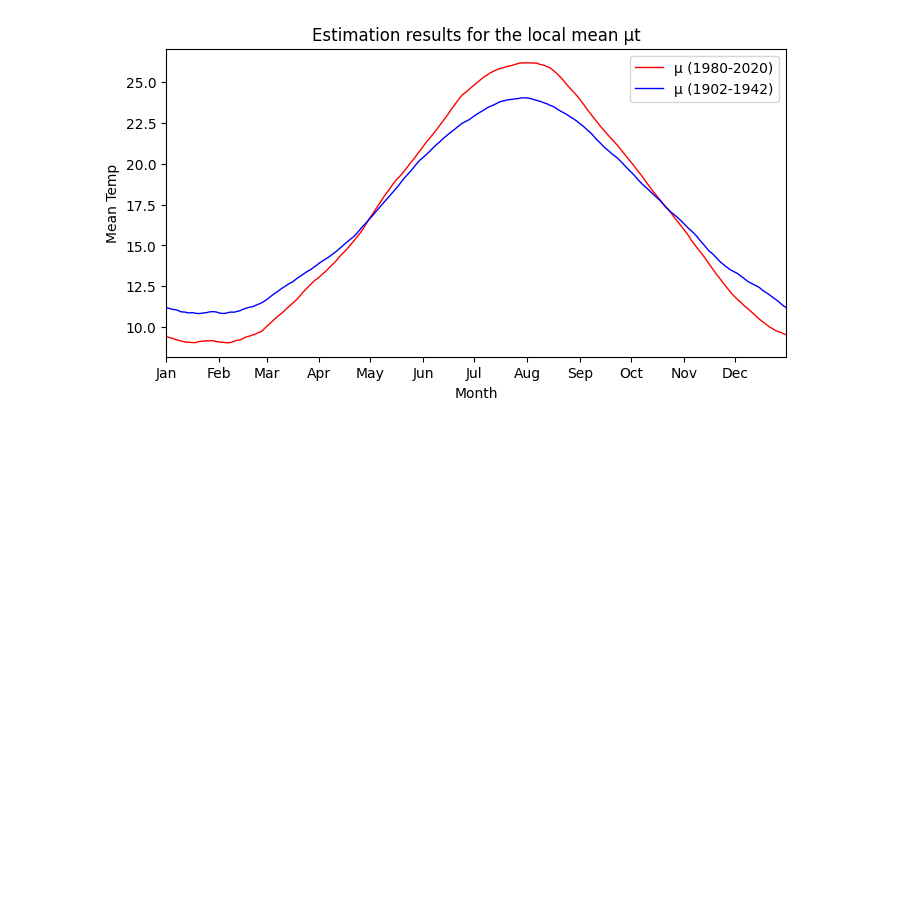
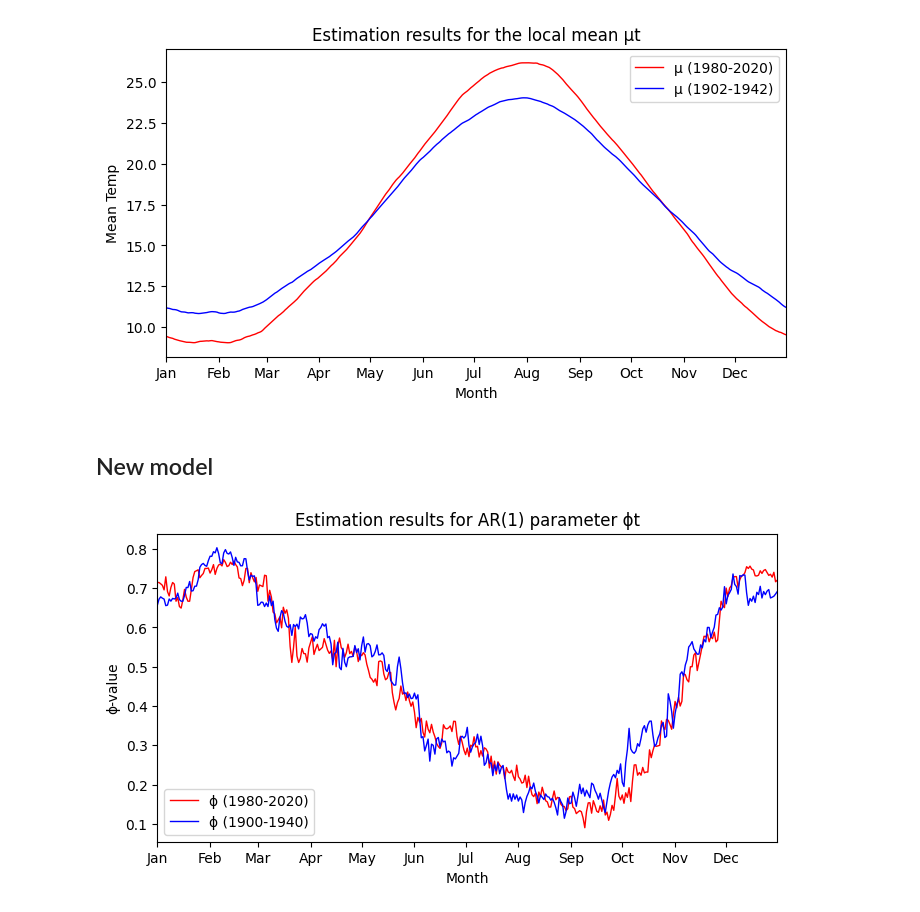
Before and after one commit to LisanneWallaard/Case-Study, a Jupyter notebook: case_studyV.ipynb, the cells around one changed output. Saved outputs shown, nothing was run; the diff lists cells and outputs as text; code cells hidden in the pictures; blank space fills up the shorter version.

```diff
--- a/case_studyV.ipynb
+++ b/case_studyV.ipynb
@@ -945,3 +1007,30 @@ mu_list2_hvar=compute_mu(df_hvar,1902,1942) # dataset is from 1901, change label
 plot_mu_2(mu_list_hvar, mu_list2_hvar)
 # %% [output]
 [figure]
+# %% [markdown]
+## New model
+# %%
+def compute_QAR_residuals(params, df_subset, h):
+  """ Calculate the residual of a periodic quantile autoregression model
+
+    Args:
+        params (list): phi and alpha
+        df (pd.DataFrame): df containing the temperature
+        h (pd.DataFrame): h-matrix of a date
+
+    Returns:
+        int: residuals of the model with certain params
+
+    """
+    alpha = params[0]
+    phi = params[1]
+    q = 0.9
+
+    y = df.values * h.values
+    y_min1 = np.roll(y, 1)
+
+    I = np.where(h * (y - alpha - phi * y_min1) < 0, 1, 0)
+
+    residuals = h * (y - alpha - phi * y_min1) * (q - I)
+
+    return residuals.sum().sum()
@@ -947,0 +1067,21 @@ plot_mu_2(mu_list_hvar, mu_list2_hvar)
+# %%
+phi_listq, alpha_listq = compute_phi_alpha(df,1980,2020)
+phi_listq2, alpha_listq2 = compute_phi_alpha(df,1900,1940)
+# %%
+days_in_year = pd.date_range(start=f'1/1/{2023}', end=f'12/31/{2023}', freq='D')
+plt.figure(figsize=(8, 4))
+plt.plot(days_in_year, phi_listq, label='ϕ (1980-2020)', linestyle='-', color='red', linewidth=1)
+
+plt.plot(days_in_year, phi_listq2, label='ϕ (1900-1940)', linestyle='-', color='blue', linewidth=1)
+
+plt.gca().xaxis.set_major_formatter(mdates.DateFormatter('%b'))
+plt.gca().xaxis.set_major_locator(mdates.MonthLocator())
+plt.xlim(days_in_year.min(), days_in_year.max())
+# plt.ylim(0, 5)
+plt.title('Estimation results for AR(1) parameter ϕt')
+plt.xlabel('Month')
+plt.ylabel('ϕ-value')
+plt.legend()
+plt.show()
+# %% [output]
+[figure, added]
```
Also changed, not shown: parts of 7 cells of this notebook.
